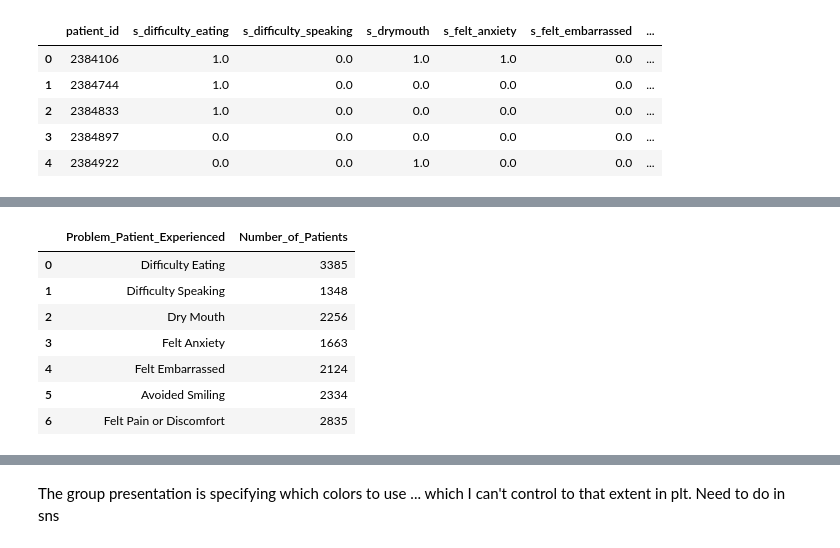
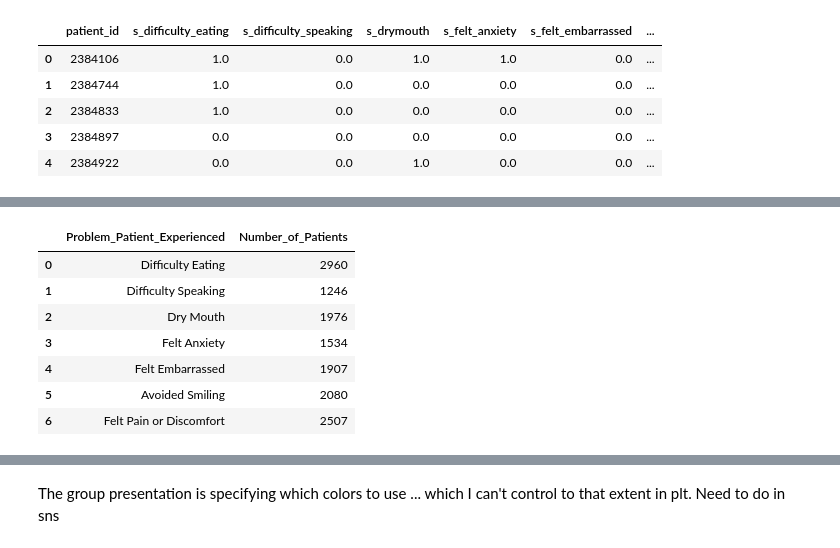
Before and after one commit to Rhunsilval/smile_on_python, a Jupyter notebook: notebooks/03_smileon_visualizations.ipynb, the cells around one changed output, grey strips where cells are left out. Cells and saved outputs as stored; diff of their text form; code cells hidden in the pictures.

```diff
--- a/notebooks/03_smileon_visualizations.ipynb
+++ b/notebooks/03_smileon_visualizations.ipynb
@@ -289,18 +305,18 @@ s_pain_discomfort        2.835000e+03
 dtype: float64
 # %%
-problemslist = [['Difficulty Eating',3385],['Difficulty Speaking',1348],['Dry Mouth',2256],['Felt Anxiety',1663],['Felt Embarrassed',2124],['Avoided Smiling',2334],['Felt Pain or Discomfort',2835]]
+problemslist = [['Difficulty Eating',2960],['Difficulty Speaking',1246],['Dry Mouth',1976],['Felt Anxiety',1534],['Felt Embarrassed',1907],['Avoided Smiling',2080],['Felt Pain or Discomfort',2507]]
 problems_df = pd.DataFrame(problemslist,columns = ['Problem_Patient_Experienced','Number_of_Patients'])
 #problems_df = problems_df.sort_values('Number_of_Patients', ascending=False)
 problems_df.head(10)
 # %% [output]
 |  | Problem_Patient_Experienced | Number_of_Patients |
-| 0 | Difficulty Eating | 3385 |
-| 1 | Difficulty Speaking | 1348 |
-| 2 | Dry Mouth | 2256 |
-| 3 | Felt Anxiety | 1663 |
-| 4 | Felt Embarrassed | 2124 |
-| 5 | Avoided Smiling | 2334 |
-| 6 | Felt Pain or Discomfort | 2835 |
+| 0 | Difficulty Eating | 2960 |
+| 1 | Difficulty Speaking | 1246 |
+| 2 | Dry Mouth | 1976 |
+| 3 | Felt Anxiety | 1534 |
+| 4 | Felt Embarrassed | 1907 |
+| 5 | Avoided Smiling | 2080 |
+| 6 | Felt Pain or Discomfort | 2507 |
 # %%
 plt.bar(problems_df.Problem_Patient_Experienced, problems_df.Number_of_Patients)
 plt.xlabel('Problem the Patient Experienced')
```
Also changed, not shown: parts of 59 cells of this notebook, 19 other files.
